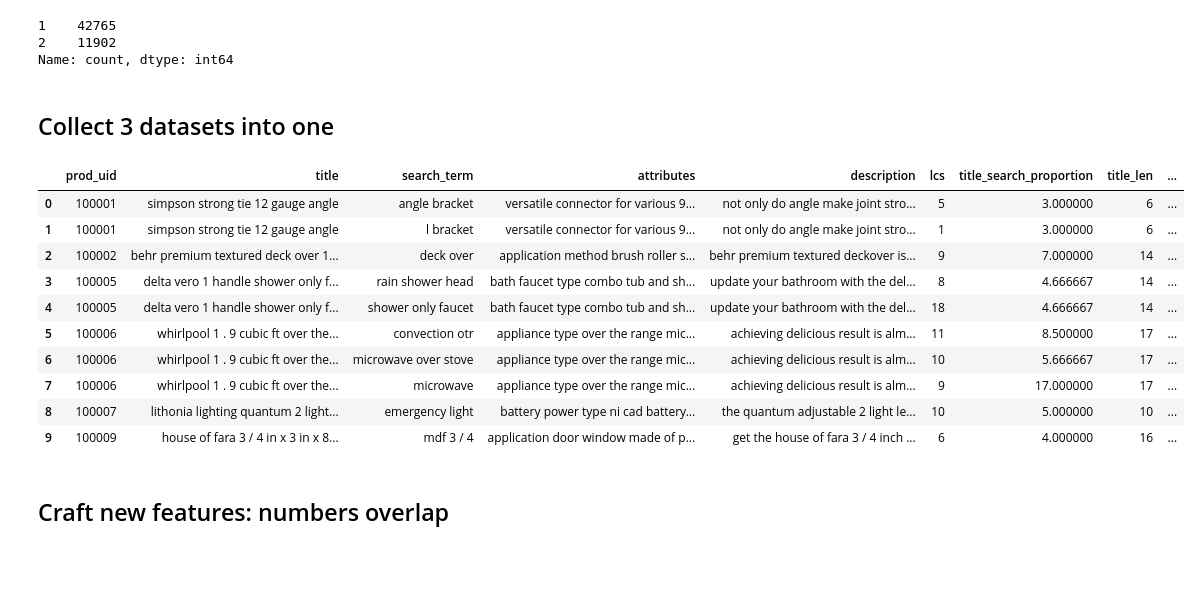
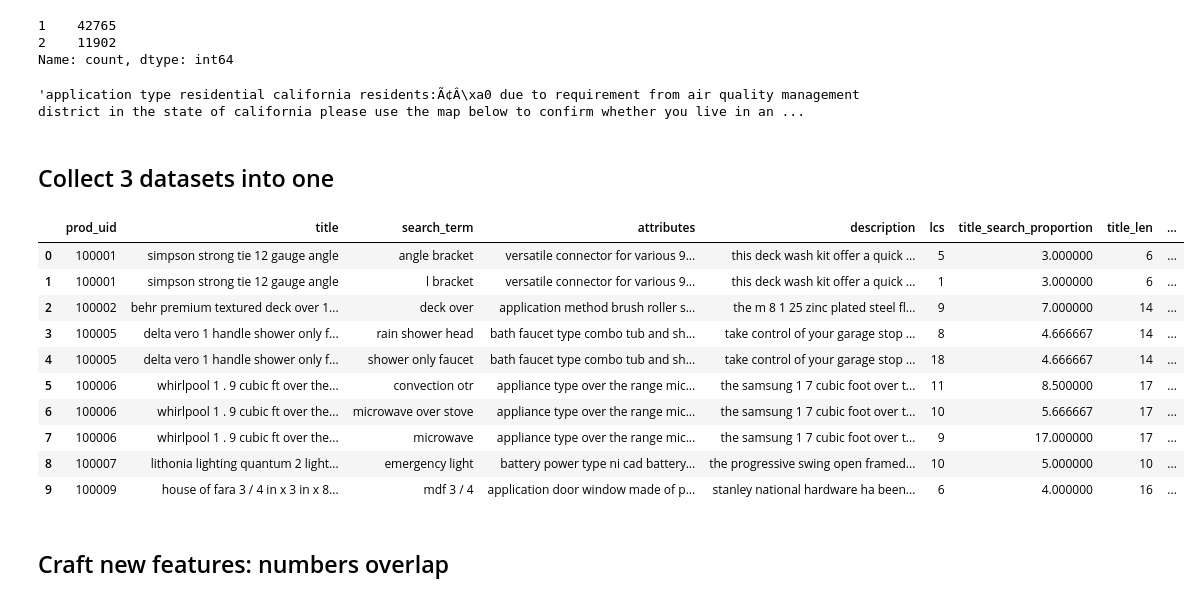
Before and after one commit to zeyger/home-depot, a Jupyter notebook: notebooks/home-depot.ipynb, the cells around one changed output. Drawn from its saved outputs; the diff is of its cells as text; code cells hidden in the pictures; blank space fills up the shorter version.

```diff
--- a/notebooks/home-depot.ipynb
+++ b/notebooks/home-depot.ipynb
@@ -641,12 +641,12 @@ def parallelize_on_rows(data, func, num_of_processes=8):
 # %%
 prep_train = pd.read_csv(preprocessed_data_path +
                     "train.csv", encoding="ISO-8859-1")
-attributes = pd.read_csv(
+prep_attributes = pd.read_csv(
     preprocessed_data_path + "attributes.csv", encoding="ISO-8859-1")
-descriptions = pd.read_csv(
+prep_descriptions = pd.read_csv(
     preprocessed_data_path + "product_descriptions.csv", encoding="ISO-8859-1")
 
-display("Train:", prep_train.head(10), train.shape)
-display("Attributes:", attributes.head(), attributes.shape)
-display("Product descriptions:", descriptions.head(), descriptions.shape)
+display("Train:", prep_train.head(10), prep_train.shape)
+display("Attributes:", prep_attributes.head(), prep_attributes.shape)
+display("Product descriptions:", prep_descriptions.head(), prep_descriptions.shape)
 # %% [output]
@@ -667,19 +695,19 @@ NameError: name 'train' is not defined
 # %% [markdown]
 ## Merge attributes by its product
 # %%
-attributes.columns = ['idx', 'product_uid', 'name', 'value']
-attributes.sort_values(by=['product_uid', 'idx'], inplace=True)
+prep_attributes.columns = ['idx', 'product_uid', 'name', 'value']
+prep_attributes.sort_values(by=['product_uid', 'idx'], inplace=True)
 # %%
 # join attributes
 
 dataset = []
 prev_uid = None
 result_attr = ''
-for i in range(attributes.shape[0]):
+for i in range(prep_attributes.shape[0]):
 
-    cur_uid = attributes['product_uid'][i]
-    name = attributes['name'][i]
-    value = attributes['value'][i]
+    cur_uid = prep_attributes['product_uid'][i]
+    name = prep_attributes['name'][i]
+    value = prep_attributes['value'][i]
 
     if prev_uid is not None:
         if prev_uid != cur_uid:
@@ -743,53 +769,60 @@ popularity['count'].value_counts()
 1    42765
 2    11902
 Name: count, dtype: int64
+# %%
+merged_attributes.loc[prod_uid][0]
+# %% [output]
+'application type residential california residents:Ã¢Â\xa0 due to requirement from air quality management district in the state of california please use the map below to confirm whether you live in an ...
 # %% [markdown]
 ## Collect 3 datasets into one
 # %%
 #Join all datasets into one
 
 dataset = []
 for i in range(prep_train.shape[0]):
     prod_uid = prep_train['product_uid'][i]
     title = prep_train['product_title'][i]
     search_term = prep_train['search_term'][i]
     score = prep_train['relevance'][i]
 
+    try:
+        description = prep_descriptions.loc[prod_uid][2] # careful here, 2 is because of unnamed column, will fix later
+    except KeyError:
+        description = ''
 
-    description = descriptions.loc[prod_uid][1] # careful here, 1 is because of unnamed column, will fix later
     try:
-        attributes = merged_attributes.loc[prod_uid][0]
+        attribute = merged_attributes.loc[prod_uid][0]
     except KeyError:
-        attributes = ''
+        attribute = ''
 
     popular = popularity.loc[prod_uid][0]
     lcs = len(longest_common_substring(title, search_term))
     search_len = len(search_term.split(' '))
     title_len = len(title.split(' '))
     title_search_proportion = title_len/search_len
 
     #dataset.append([prod_uid, title, search_term, attributes, description, lcs, popular, score])
 
     dataset.append([prod_uid, title, search_term,
-                    attributes, description, lcs,
+                    attribute, description, lcs,
                     title_search_proportion, title_len,
                     search_len, popular, score])
 #joined_train = pd.DataFrame(dataset, columns=['prod_uid', 'title', 'search_term', 'attributes', 'description', 'lcs', 'popularity', 'relevance'])
 joined_train = pd.DataFrame(dataset, columns=['prod_uid', 'title', 'search_term', 'attributes', 'description', 'lcs', 'title_search_proportion', 'title_len', 'search_len', 'popularity', 'relevance'])
 
 joined_train.head(10)
 # %% [output]
 |  | prod_uid | title | search_term | attributes | description | lcs | title_search_proportion | title_len | ... |
-| 0 | 100001 | simpson strong tie 12 gauge angle | angle bracket | versatile connector for various 9... | not only do angle make joint stro... | 5 | 3.000000 | 6 | ... |
-| 1 | 100001 | simpson strong tie 12 gauge angle | l bracket | versatile connector for various 9... | not only do angle make joint stro... | 1 | 3.000000 | 6 | ... |
-| 2 | 100002 | behr premium textured deck over 1... | deck over | application method brush roller s... | behr premium textured deckover is... | 9 | 7.000000 | 14 | ... |
-| 3 | 100005 | delta vero 1 handle shower only f... | rain shower head | bath faucet type combo tub and sh... | update your bathroom with the del... | 8 | 4.666667 | 14 | ... |
-| 4 | 100005 | delta vero 1 handle shower only f... | shower only faucet | bath faucet type combo tub and sh... | update your bathroom with the del... | 18 | 4.666667 | 14 | ... |
-| 5 | 100006 | whirlpool 1 . 9 cubic ft over the... | convection otr | appliance type over the range mic... | achieving delicious result is alm... | 11 | 8.500000 | 17 | ... |
-| 6 | 100006 | whirlpool 1 . 9 cubic ft over the... | microwave over stove | appliance type over the range mic... | achieving delicious result is alm... | 10 | 5.666667 | 17 | ... |
-| 7 | 100006 | whirlpool 1 . 9 cubic ft over the... | microwave | appliance type over the range mic... | achieving delicious result is alm... | 9 | 17.000000 | 17 | ... |
-| 8 | 100007 | lithonia lighting quantum 2 light... | emergency light | battery power type ni cad battery... | the quantum adjustable 2 light le... | 10 | 5.000000 | 10 | ... |
-| 9 | 100009 | house of fara 3 / 4 in x 3 in x 8... | mdf 3 / 4 | application door window made of p... | get the house of fara 3 / 4 inch ... | 6 | 4.000000 | 16 | ... |
+| 0 | 100001 | simpson strong tie 12 gauge angle | angle bracket | versatile connector for various 9... | this deck wash kit offer a quick ... | 5 | 3.000000 | 6 | ... |
+| 1 | 100001 | simpson strong tie 12 gauge angle | l bracket | versatile connector for various 9... | this deck wash kit offer a quick ... | 1 | 3.000000 | 6 | ... |
+| 2 | 100002 | behr premium textured deck over 1... | deck over | application method brush roller s... | the m 8 1 25 zinc plated steel fl... | 9 | 7.000000 | 14 | ... |
+| 3 | 100005 | delta vero 1 handle shower only f... | rain shower head | bath faucet type combo tub and sh... | take control of your garage stop ... | 8 | 4.666667 | 14 | ... |
+| 4 | 100005 | delta vero 1 handle shower only f... | shower only faucet | bath faucet type combo tub and sh... | take control of your garage stop ... | 18 | 4.666667 | 14 | ... |
+| 5 | 100006 | whirlpool 1 . 9 cubic ft over the... | convection otr | appliance type over the range mic... | the samsung 1 7 cubic foot over t... | 11 | 8.500000 | 17 | ... |
+| 6 | 100006 | whirlpool 1 . 9 cubic ft over the... | microwave over stove | appliance type over the range mic... | the samsung 1 7 cubic foot over t... | 10 | 5.666667 | 17 | ... |
+| 7 | 100006 | whirlpool 1 . 9 cubic ft over the... | microwave | appliance type over the range mic... | the samsung 1 7 cubic foot over t... | 9 | 17.000000 | 17 | ... |
+| 8 | 100007 | lithonia lighting quantum 2 light... | emergency light | battery power type ni cad battery... | the progressive swing open framed... | 10 | 5.000000 | 10 | ... |
+| 9 | 100009 | house of fara 3 / 4 in x 3 in x 8... | mdf 3 / 4 | application door window made of p... | stanley national hardware ha been... | 6 | 4.000000 | 16 | ... |
 # %% [markdown]
 ## Craft new features: numbers overlap
 # %%
```
Also changed, not shown: parts of 9 cells of this notebook.
